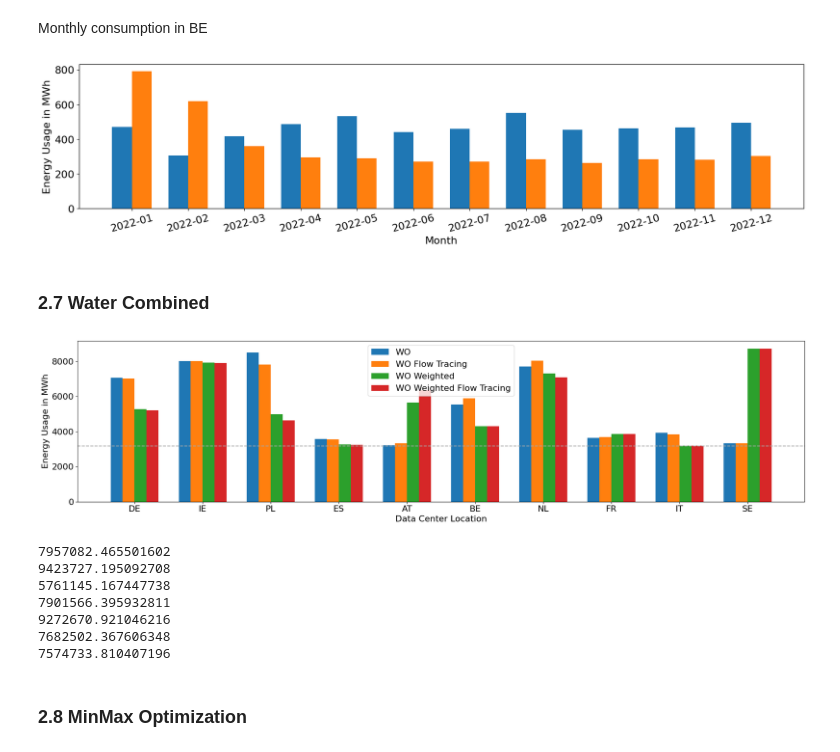
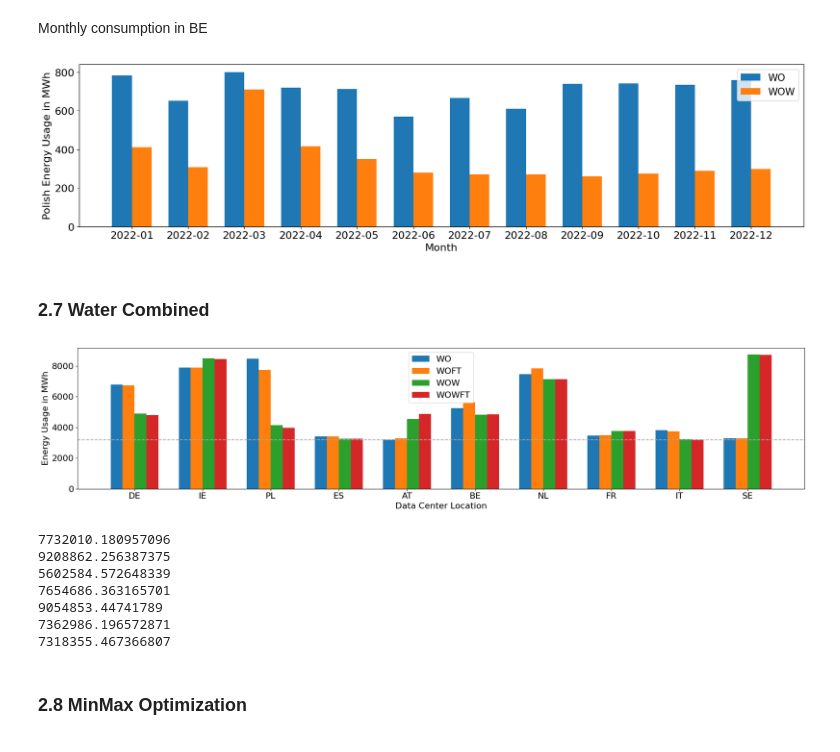
Before and after one commit to jonasschiller/IntensityLib, a Jupyter notebook: usecase_europe.ipynb, the cells around one changed output. Drawn from its saved outputs; the diff is of its cells as text; code cells hidden in the pictures.

```diff
--- a/usecase_europe.ipynb
+++ b/usecase_europe.ipynb
@@ -20,7 +20,9 @@ timesteps = 8760
 # %% [markdown]
 ## 1. Loading Data
 # %%
-country_list   = ["DE","IE", "PL", "ES", "AT", "BE", "NL", "FR", "IT", "SE"]
+datacenter_loc={"DE":(50.110924,8.682127),"IE":(53.35,-6.26),"PL":(52.2167,21.0333),"ES":(40.412,-3.7039),"AT":(48.2083,16.3731)
+                ,"BE":(50.8466,4.3517),"NL":(52.3702,4.8904),"FR":(48.856667,2.351667),"IT":(45.4625,9.1864),"SE":(59.325,18.05)}
+country_list   = list(datacenter_loc.keys())
 price_all_loc  = []
 carbon_all_loc = []
 carbon_flow_all_loc = []
@@ -46,29 +48,25 @@ for country in country_list:
     carbon_array    = df.to_numpy()[:timesteps]
     carbon_flow_all_loc += [carbon_array]
 
-    df             = intensity.get_complete_WUE(country, start, end,flow=False,weighted=False)
+    df             = intensity.get_complete_WUE(country,datacenter_loc[country], start, end,flow=False,weighted=False)
     water_array    = df.to_numpy()[:timesteps]
     water_all_loc += [water_array]
 
-    df             = intensity.get_complete_WUE(country, start, end,flow=False,weighted=True)
+    df             = intensity.get_complete_WUE(country,datacenter_loc[country], start, end,flow=False,weighted=True)
     water_array    = df.to_numpy()[:timesteps]
     water_weighted_all_loc += [water_array]
 
-    df             = intensity.get_complete_WUE(country, start, end, flow=True, weighted=False)
+    df             = intensity.get_complete_WUE(country,datacenter_loc[country], start, end, flow=True, weighted=False)
     water_array    = df.to_numpy()[:timesteps]
     water_flow_all_loc += [water_array]
 
-    df             = intensity.get_complete_WUE(country, start, end,flow=True,weighted=True)
+    df             = intensity.get_complete_WUE(country,datacenter_loc[country], start, end,flow=True,weighted=True)
     water_array    = df.to_numpy()[:timesteps]
     water_weighted_flow_all_loc += [water_array]
 
     df          = capacity.get_usage_percentage_variable_generation(country, start, end)
     capacity_array = df.to_numpy()[:timesteps]
     capacity_all_loc += [capacity_array]
-
-
-
-
 
 price_all_loc  = np.stack(price_all_loc,  axis=0)
 carbon_all_loc = np.stack(carbon_all_loc, axis=0)
@@ -79,22 +77,6 @@ water_flow_all_loc  = np.stack(water_flow_all_loc,  axis=0)
 water_weighted_flow_all_loc  = np.stack(water_weighted_flow_all_loc,  axis=0)
 capacity_all_loc = np.stack(capacity_all_loc,  axis=0)
 capacity_all_loc=capacity_all_loc.reshape(-1,timesteps)
-
-price_all_loc_unscaled=deepcopy(price_all_loc)
-carbon_all_loc_unscaled=deepcopy(carbon_all_loc)
-carbon_flow_all_loc_unscaled=deepcopy(carbon_flow_all_loc)
-water_all_loc_unscaled=deepcopy(water_all_loc)
-water_flow_all_loc_unscaled=deepcopy(water_flow_all_loc)
-
-# Normalize
-price_all_loc   = (price_all_loc-price_all_loc.min())/(price_all_loc.max()-price_all_loc.min())
-carbon_all_loc    = (carbon_all_loc-carbon_all_loc.min())/(carbon_all_loc.max()-carbon_all_loc.min())
-carbon_flow_all_loc    = (carbon_flow_all_loc-carbon_flow_all_loc.min())/(carbon_flow_all_loc.max()-carbon_flow_all_loc.min())
-water_all_loc    = (water_all_loc-water_all_loc.min())/(water_all_loc.max()-water_all_loc.min())
-water_weighted_all_loc    = (water_weighted_all_loc-water_weighted_all_loc.min())/(water_weighted_all_loc.max()-water_weighted_all_loc.min())
-water_flow_all_loc    = (water_flow_all_loc-water_flow_all_loc.min())/(water_flow_all_loc.max()-water_flow_all_loc.min())
-water_weighted_flow_all_loc    = (water_weighted_flow_all_loc-water_weighted_flow_all_loc.min())/(water_weighted_flow_all_loc.max()-water_weighted_flow_all_loc.min())
-capacity_all_loc = (capacity_all_loc-capacity_all_loc.min())/(capacity_all_loc.max()-capacity_all_loc.min())
 # %% [output]
 DE
 IE
@@ -103,5 +111,5 @@ ES
 # %%
-wkld_csv_file  = "usecase/AI_workload.csv"
+wkld_csv_file  = "Data/AI_workload.csv"
 df             = pd.read_csv(wkld_csv_file,index_col=0,parse_dates=True)
 df_extend = utility.extend_workload(df, timesteps)
 workload_trace = df_extend["Power (Watt)"].to_numpy()
@@ -185,7 +192,7 @@ optimal_cost_6,energy_usage_6=solve.offline_solver_gurobi(price_all_loc, water_w
 # %% [markdown]
 Monthly consumption in BE
 # %%
-index = country_list.index("BE")
+index = country_list.index("PL")
 con_be_weighted = pd.DataFrame(energy_usage_6[index], index=pd.date_range(start=start, end=end-pd.Timedelta(hours=1), freq='h'))
 con_be = pd.DataFrame(energy_usage_2[index], index=pd.date_range(start=start, end=end-pd.Timedelta(hours=1), freq='h'))
 
@@ -194,7 +201,7 @@ con_be_monthly = con_be.resample('m').sum()
 con_be_weighted_monthly = con_be_weighted.resample('m').sum()
 
 # Create a bar plot
-fig, ax = plt.subplots(figsize=(20, 4))
+fig, ax = plt.subplots(figsize=(20, 4.5))
 width = 0.35  # the width of the bars
 
 # Plot the bars
@@ -202,19 +209,20 @@ con_be_monthly.index = con_be_monthly.index.strftime('%Y-%m')
 con_be_weighted_monthly.index = con_be_weighted_monthly.index.strftime('%Y-%m')
 x = np.arange(len(con_be_monthly.index))  # the label locations
 
-rects1 = ax.bar(x - width/2, con_be_monthly.values.flatten(), width, label='Without Weighting')
-rects2 = ax.bar(x + width/2, con_be_weighted_monthly.values.flatten(), width, label='With Weighting')
+rects1 = ax.bar(x - width/2, con_be_monthly.values.flatten(), width, label='WO')
+rects2 = ax.bar(x + width/2, con_be_weighted_monthly.values.flatten(), width, label='WOW')
 
 # Add some text for labels, title and custom x-axis tick labels, etc.
 ax.set_xlabel('Month',size=16)
-ax.set_ylabel('Energy Usage in MWh',size=16)
+ax.set_ylabel('Polish Energy Usage in MWh',size=16)
 ax.set_xticks(x)
-ax.set_xticklabels(con_be_monthly.index, rotation=15,size=16)
+ax.set_xticklabels(con_be_monthly.index, rotation=0,size=16)
 ax.tick_params(axis='y', labelsize=16)
-plt.savefig("monthly_energy_usage_BE.png",bbox_inches='tight')
+plt.legend(fontsize=15)
+plt.savefig("monthly_energy_usage_Poland.png",bbox_inches='tight')
 plt.show()
 # %% [output]
-[figure, old version]
+[figure, new version]
 # %% [markdown]
 ### 2.7 Water Combined
 # %%
@@ -222,48 +230,48 @@ optimal_cost_7,energy_usage_7=solve.offline_solver_gurobi(price_all_loc, water_w
 # %%
 # Print a bar diagram for each entry in energy_usage and energy_usage_flow that compares the energy usage of the two solutions
 labels = country_list
 energy_usage_sum_1 = [np.sum(energy_usage_2[i]) for i in range(10)]
 energy_usage_sum_2 = [np.sum(energy_usage_5[i]) for i in range(10)]
 energy_usage_sum_3 = [np.sum(energy_usage_6[i]) for i in range(10)]
 energy_usage_sum_4 = [np.sum(energy_usage_7[i]) for i in range(10)]
 
 
 x = np.arange(len(labels))  # the label locations
 width = 0.35  # the width of the bars
 
-fig, ax = plt.subplots(figsize=(20, 5))
+fig, ax = plt.subplots(figsize=(20, 4.5))
 rects1 = ax.bar(x  - 3*width/4, energy_usage_sum_1, width/2, label='WO')
-rects2 = ax.bar(x - width/4, energy_usage_sum_2, width/2, label='WO Flow Tracing')
-rects3 = ax.bar(x + width/4, energy_usage_sum_3, width/2, label='WO Weighted')
-rects4 = ax.bar(x + 3*width/4, energy_usage_sum_4, width/2, label='WO Weighted Flow Tracing')
+rects2 = ax.bar(x - width/4, energy_usage_sum_2, width/2, label='WOFT')
+rects3 = ax.bar(x + width/4, energy_usage_sum_3, width/2, label='WOW')
+rects4 = ax.bar(x + 3*width/4, energy_usage_sum_4, width/2, label='WOWFT')
 
 
 # Add some text for labels, title and custom x-axis tick labels, etc.
 ax.set_xlabel('Data Center Location',size=16)
 ax.set_ylabel('Energy Usage in MWh',size=16)
 ax.set_xticks(x)
 ax.set_xticklabels(labels,size=16)
 ax.legend(fontsize=16)
 ax.tick_params(axis='y', labelsize=16)
 #Plot a line at idle energy usage at 0.33*1.1*8760
 ax.axhline(y=0.33*1.1*8760, color='darkgrey', linestyle='--',label='Idle Energy Usage')
 fig.tight_layout()
-plt.savefig("energy_usage_comparisonWO.png")
+plt.savefig("energy_usage_comparisonWO.png",bbox_inches='tight')
 plt.show()
 # %% [output]
-[figure, old version]
+[figure, new version]
 # %%
 energy_list=[energy_usage_1,energy_usage_2,energy_usage_3,energy_usage_4,energy_usage_5,energy_usage_6,energy_usage_7]
 for energy in energy_list:
     print(np.sum(energy*carbon_all_loc_unscaled))
 # %% [output]
-7957082.465501602
-9423727.195092708
-5761145.167447738
-7901566.395932811
-9272670.921046216
-7682502.367606348
-7574733.810407196
+7732010.180957096
+9208862.256387375
+5602584.572648339
+7654686.363165701
+9054853.44741789
+7362986.196572871
+7318355.467366807
 # %% [markdown]
 ### 2.8 MinMax Optimization
 # %%
```
Also changed, not shown: parts of 11 cells of this notebook, 42 other files.
